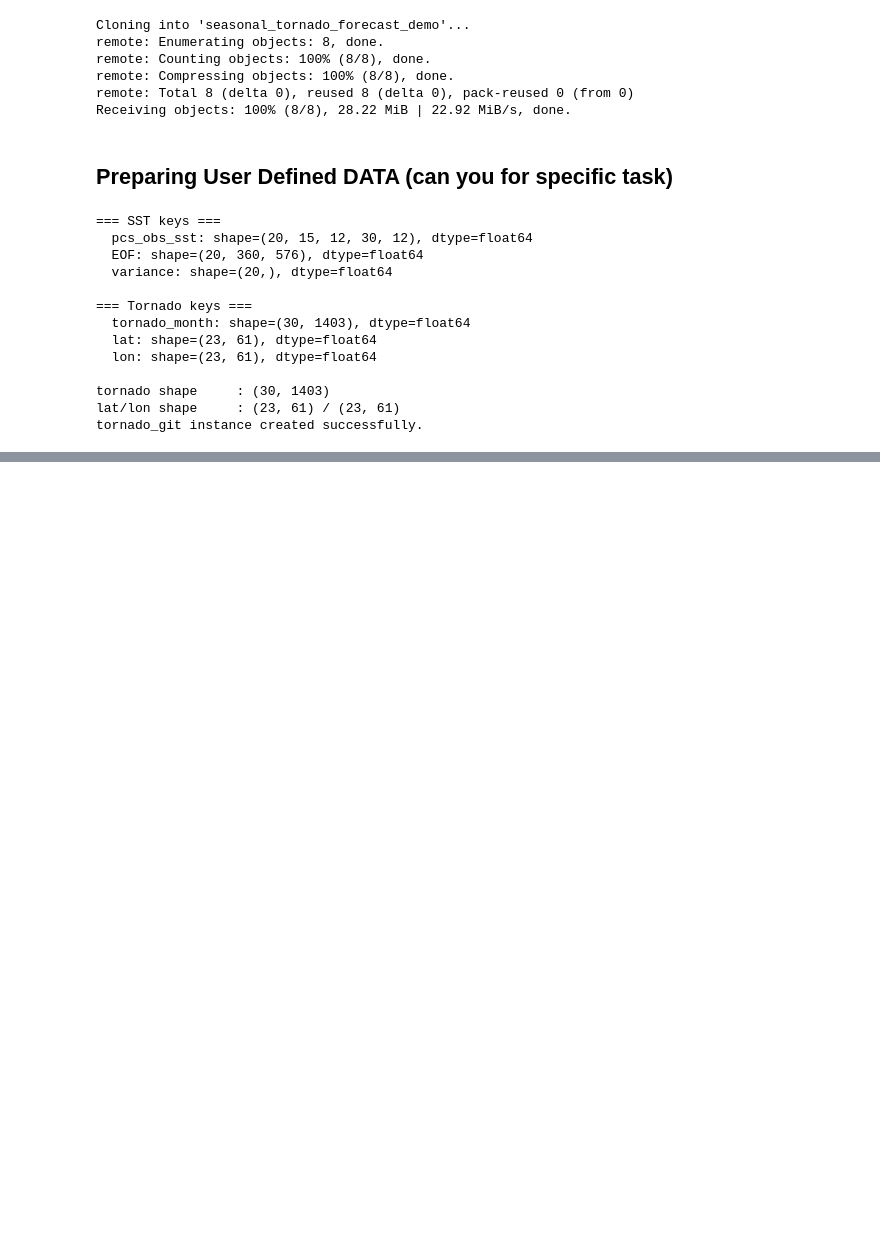
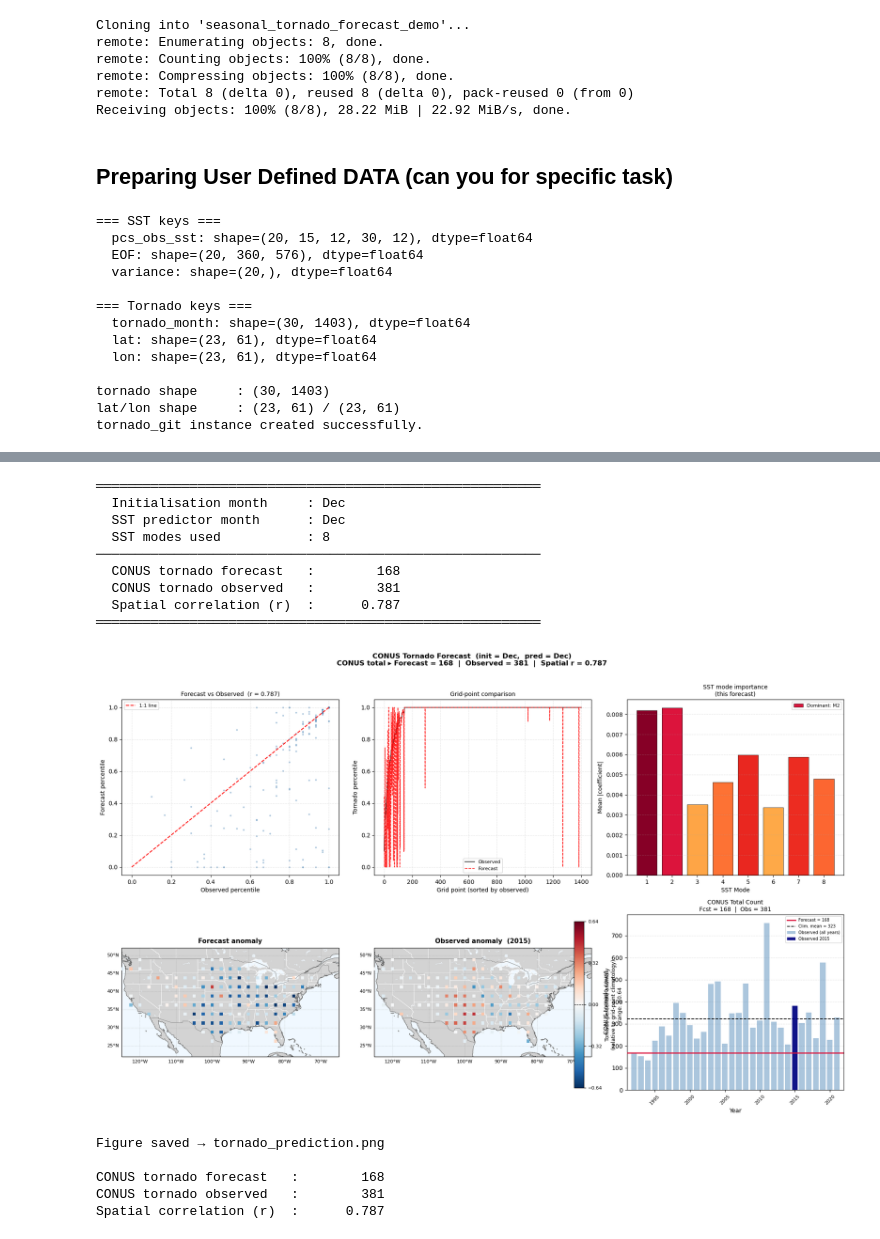
Before and after one commit to kuiper2000/seasonal_tornado_forecast_demo, a Jupyter notebook: Tornado_github.ipynb, the cells around one changed output, grey strips where cells are left out. Saved outputs shown, nothing was run; the diff lists cells and outputs as text; code cells hidden in the pictures; blank space fills up the shorter version.

```diff
--- a/Tornado_github.ipynb
+++ b/Tornado_github.ipynb
@@ -430,0 +636,57 @@ Spatial correlation (r)                  :      0.898
+# %%
+# ══════════════════════════════════════════════════════════════════════════════
+#  PART 2 USER INPUTS — supply a predictor, then run this cell
+# ══════════════════════════════════════════════════════════════════════════════
+
+# ── Option A: pull SST PCs from a training-period year (in-sample) ───────────
+#    This lets you verify the forecast against known observed tornado data.
+target_year    = 2015   # ← any year in [1992, 2021]
+
+year_idx       = target_year - training['init_year']
+dates_1M       = pd.date_range(
+    f"{training['init_year']}-{training['init_month']:02d}",
+    periods=training['tor_arr'].shape[0] * 12, freq='1ME'
+)
+predictor_posi = np.where(dates_1M.month == training['pred_month'])[0]
+sst_pcs_user   = training['model'].predictor[
+                     :, training['init_month'] - 1,
+                     predictor_posi[year_idx]
+                 ]   # shape: (n_modes,)
+
+# ── Option B: supply your own external SST PC vector ─────────────────────────
+#    Uncomment and fill in the array below to use an out-of-sample predictor.
+# sst_pcs_user = np.array([...])   # shape must be (n_modes,) = (N_MODES,)
+
+# ── Verification: set to an int in [1992, 2021] to compare with observations,
+#                  or None for a pure out-of-sample forecast (no obs comparison)
+OBS_YEAR = target_year   # ← set to None if using Option B or no obs available
+
+# ── Run prediction ────────────────────────────────────────────────────────────
+result = predict_conus_tornado(
+    sst_pcs_user     = sst_pcs_user,
+    training_result  = training,
+    tornado_lat_full = tornado_lat_full,
+    tornado_lon_full = tornado_lon_full,
+    obs_tornado_year = OBS_YEAR,
+)
+
+print(f"\nCONUS tornado forecast   : {result['conus_total_forecast']:>10,.0f}")
+if result['conus_total_observed'] is not None:
+    print(f"CONUS tornado observed   : {result['conus_total_observed']:>10,.0f}")
+    print(f"Spatial correlation (r)  : {result['correlation']:>10.3f}")
+# %% [output]
+═════════════════════════════════════════════════════════
+  Initialisation month     : Dec
+  SST predictor month      : Dec
+  SST modes used           : 8
+─────────────────────────────────────────────────────────
+  CONUS tornado forecast   :        168
+  CONUS tornado observed   :        381
+  Spatial correlation (r)  :      0.787
+═════════════════════════════════════════════════════════
+[figure, added]
+Figure saved → tornado_prediction.png
+
+CONUS tornado forecast   :        168
+CONUS tornado observed   :        381
+Spatial correlation (r)  :      0.787
```
Also changed, not shown: parts of 10 cells of this notebook, 1 other file.
